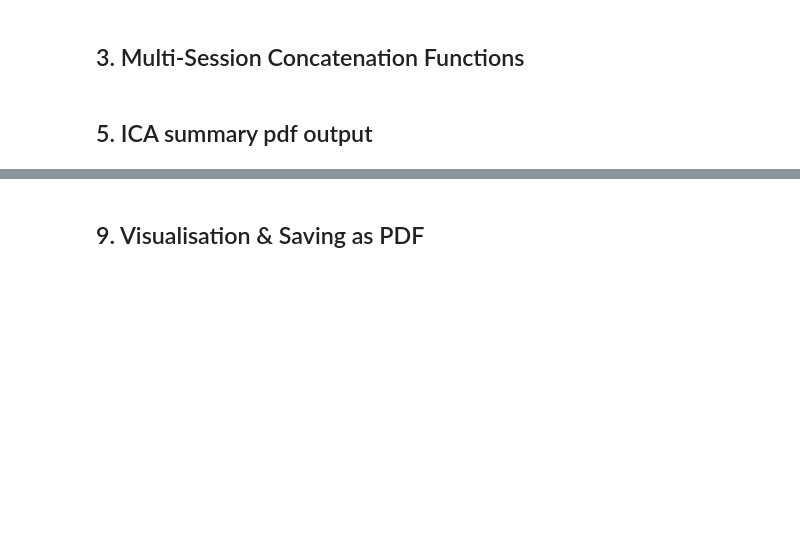
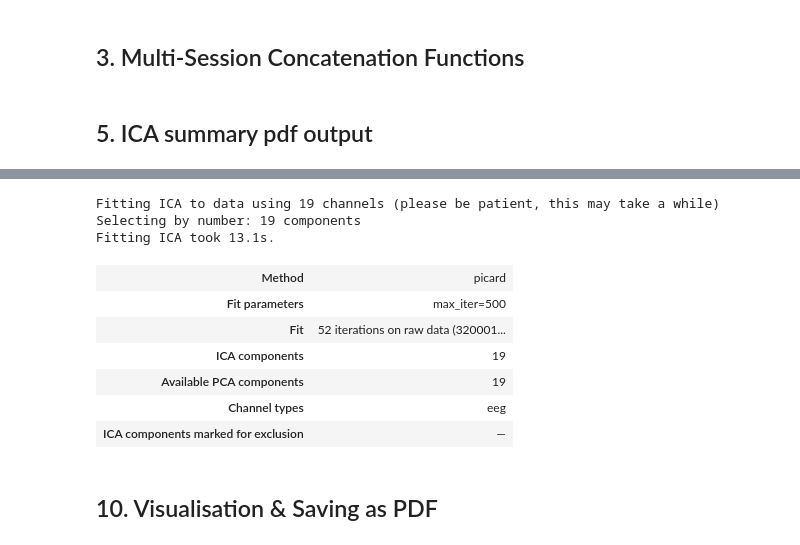
Before and after one commit to ArashRahimiHA/Memory-project, a Jupyter notebook: ICA_Data_Cleaning.ipynb, the cells around one changed output, grey strips where cells are left out. Saved outputs shown, nothing was run; the diff lists cells and outputs as text; code cells hidden in the pictures; blank space fills up the shorter version.

```diff
--- a/ICA_Data_Cleaning.ipynb
+++ b/ICA_Data_Cleaning.ipynb
@@ -776,6 +1191,29 @@ Fitting ICA took 13.0s.
 | Available PCA components | 19 |
 | Channel types | eeg |
 | ICA components marked for exclusion | — |
+# %%
+n_components = 19  # Should normally be higher, like 0.999!!
+method = 'picard'
+max_iter = 500  # Should normally be higher, like 500 or even 1000!!
+
+random_state = 1
+
+ica_both = mne.preprocessing.ICA(n_components=n_components,
+                            method=method,
+                            max_iter=max_iter,
+                            random_state=random_state)
+ica_both.fit(raw_filtered_both)
+# %% [output]
+Fitting ICA to data using 19 channels (please be patient, this may take a while)
+Selecting by number: 19 components
+Fitting ICA took 13.1s.
+| Method | picard |
+| Fit parameters | max_iter=500 |
+| Fit | 52 iterations on raw data (320001... |
+| ICA components | 19 |
+| Available PCA components | 19 |
+| Channel types | eeg |
+| ICA components marked for exclusion | — |
 # %% [markdown]
-## 9. Visualisation & Saving as PDF
+## 10. Visualisation & Saving as PDF
 # %%
```
Also changed, not shown: parts of 16 cells of this notebook.
